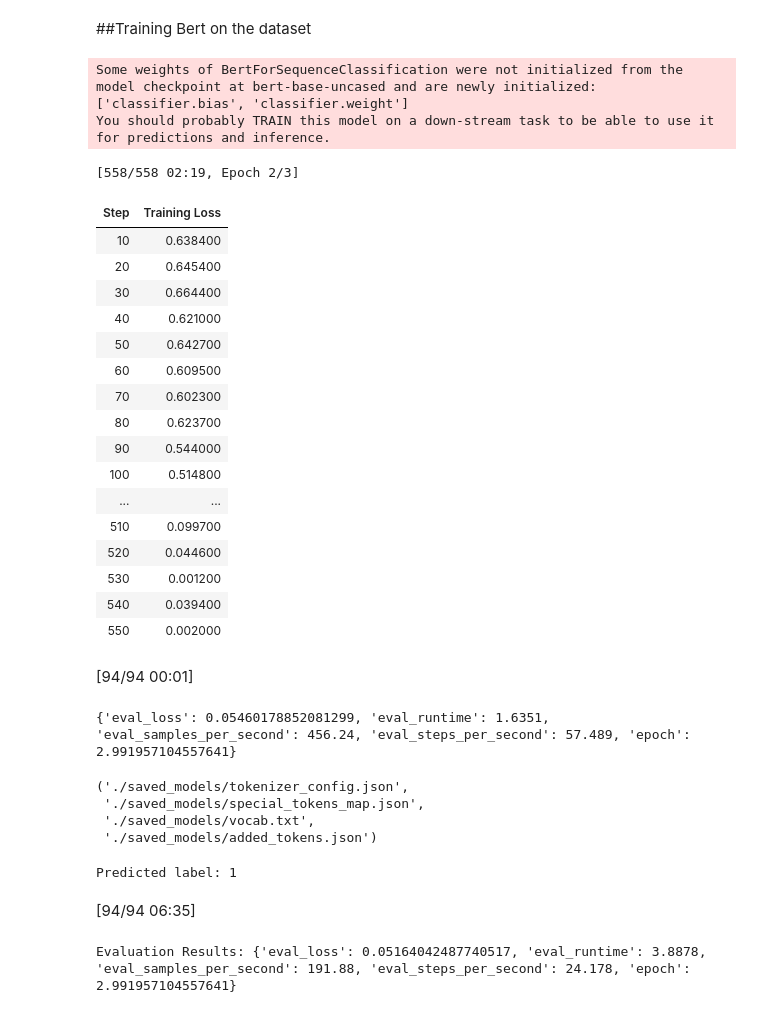
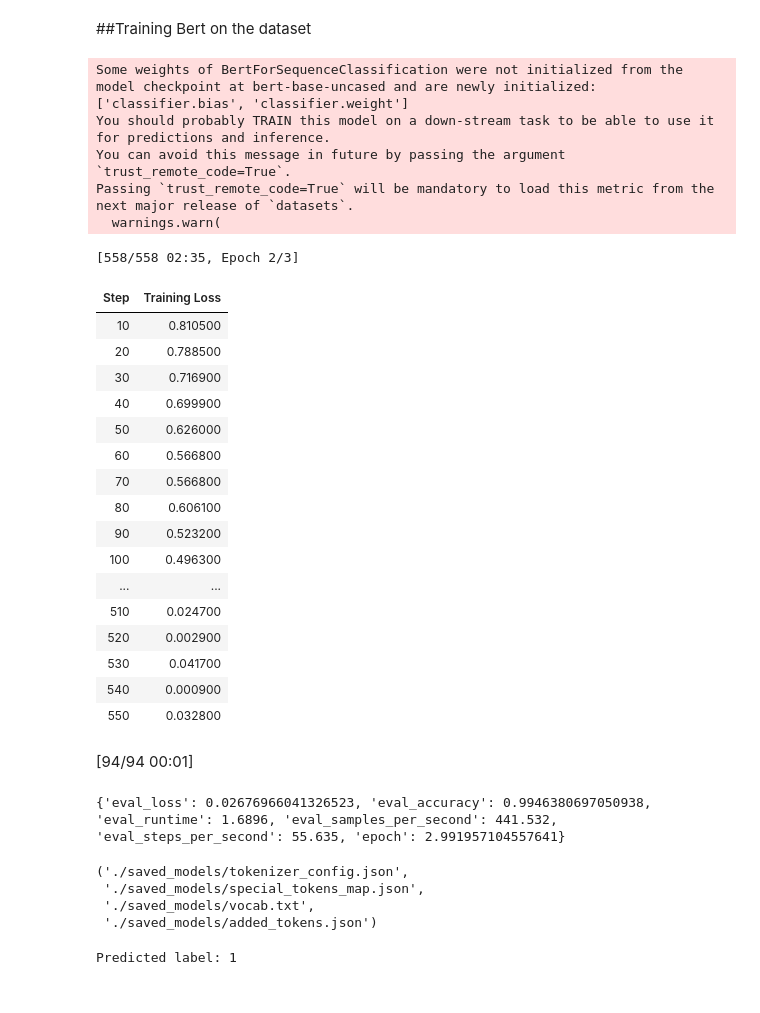
Before and after one commit to georgilos/Bert-for-text-classification, a Jupyter notebook: Dataset_prep_and_training.ipynb, the cells around one changed output. Cells and saved outputs as stored; diff of their text form; code cells hidden in the pictures.

```diff
--- a/Dataset_prep_and_training.ipynb
+++ b/Dataset_prep_and_training.ipynb
@@ -132,6 +132,8 @@ Folder 'saved_models' created.
 # %%
 import torch
 from transformers import BertTokenizer, TrainingArguments, BertForSequenceClassification, Trainer
+import numpy as np
+from datasets import load_metric
 
 #Tokenizing the dataset
 def tokenize_function(examples):
@@ -146,6 +148,13 @@ test_dataset = tokenized_datasets['test']
 
 #Loading the pre-trained BERT model with a classification head
 model = BertForSequenceClassification.from_pretrained('bert-base-uncased', num_labels=2)
+
+# Step 7: Define compute_metrics function to compute accuracy
+metric = load_metric("accuracy")
+
+def compute_metrics(p):
+    preds = np.argmax(p.predictions, axis=1)
+    return metric.compute(predictions=preds, references=p.label_ids)
 
 #Seting up training arguments with reduced batch size, gradient accumulation, and mixed precision training
 training_args = TrainingArguments(
@@ -156,52 +165,56 @@ training_args = TrainingArguments(
     warmup_steps=500,
     weight_decay=0.01,
     logging_dir='./logs',
     logging_steps=10,
     gradient_accumulation_steps=4,  # Accumulate gradients over 4 steps
     fp16=True,  # Enable mixed precision training
 )
 
 #Initializing the trainer
 trainer = Trainer(
     model=model,
     args=training_args,
     train_dataset=train_dataset,
     eval_dataset=test_dataset,
+    compute_metrics=compute_metrics,
 )
 
 #Training
 trainer.train()
 
 #Evaluation
 results = trainer.evaluate()
 print(results)
 
 # Step 11: Save the trained model and tokenizer
 model.save_pretrained('./saved_models')
 tokenizer.save_pretrained('./saved_models')
 # %% [output]
 Some weights of BertForSequenceClassification were not initialized from the model checkpoint at bert-base-uncased and are newly initialized: ['classifier.bias', 'classifier.weight']
 You should probably TRAIN this model on a down-stream task to be able to use it for predictions and inference.
+You can avoid this message in future by passing the argument `trust_remote_code=True`.
+Passing `trust_remote_code=True` will be mandatory to load this metric from the next major release of `datasets`.
+  warnings.warn(
-[558/558 02:19, Epoch 2/3]
+[558/558 02:35, Epoch 2/3]
 | Step | Training Loss |
-| 10 | 0.638400 |
-| 20 | 0.645400 |
-| 30 | 0.664400 |
-| 40 | 0.621000 |
-| 50 | 0.642700 |
-| 60 | 0.609500 |
-| 70 | 0.602300 |
-| 80 | 0.623700 |
-| 90 | 0.544000 |
-| 100 | 0.514800 |
+| 10 | 0.810500 |
+| 20 | 0.788500 |
+| 30 | 0.716900 |
+| 40 | 0.699900 |
+| 50 | 0.626000 |
+| 60 | 0.566800 |
+| 70 | 0.566800 |
+| 80 | 0.606100 |
+| 90 | 0.523200 |
+| 100 | 0.496300 |
 | ... | ... |
-| 510 | 0.099700 |
-| 520 | 0.044600 |
-| 530 | 0.001200 |
-| 540 | 0.039400 |
-| 550 | 0.002000 |
+| 510 | 0.024700 |
+| 520 | 0.002900 |
+| 530 | 0.041700 |
+| 540 | 0.000900 |
+| 550 | 0.032800 |
 [94/94 00:01]
-{'eval_loss': 0.05460178852081299, 'eval_runtime': 1.6351, 'eval_samples_per_second': 456.24, 'eval_steps_per_second': 57.489, 'epoch': 2.991957104557641}
+{'eval_loss': 0.02676966041326523, 'eval_accuracy': 0.9946380697050938, 'eval_runtime': 1.6896, 'eval_samples_per_second': 441.532, 'eval_steps_per_second': 55.635, 'epoch': 2.991957104557641}
 ('./saved_models/tokenizer_config.json',
  './saved_models/special_tokens_map.json',
  './saved_models/vocab.txt',
@@ -238,6 +242,0 @@ def compute_metrics(p):
-# %%
-results = trainer.evaluate()
-print("Evaluation Results:", results)
-# %% [output]
-[94/94 06:35]
-Evaluation Results: {'eval_loss': 0.05164042487740517, 'eval_runtime': 3.8878, 'eval_samples_per_second': 191.88, 'eval_steps_per_second': 24.178, 'epoch': 2.991957104557641}
```
Also changed, not shown: parts of 2 cells of this notebook.
